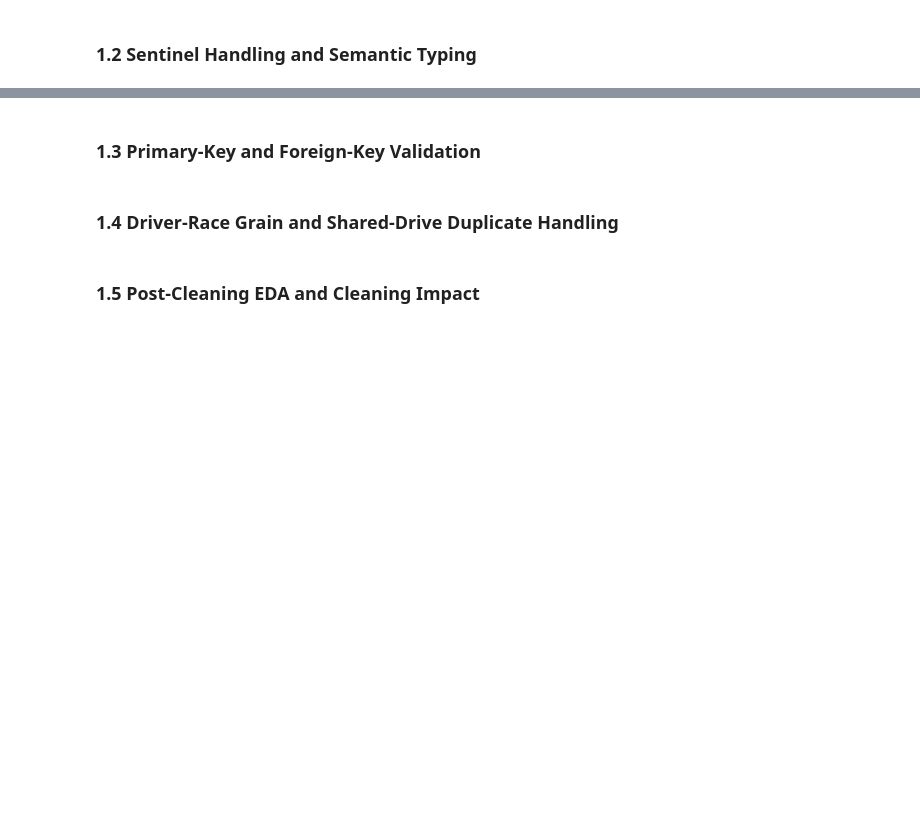
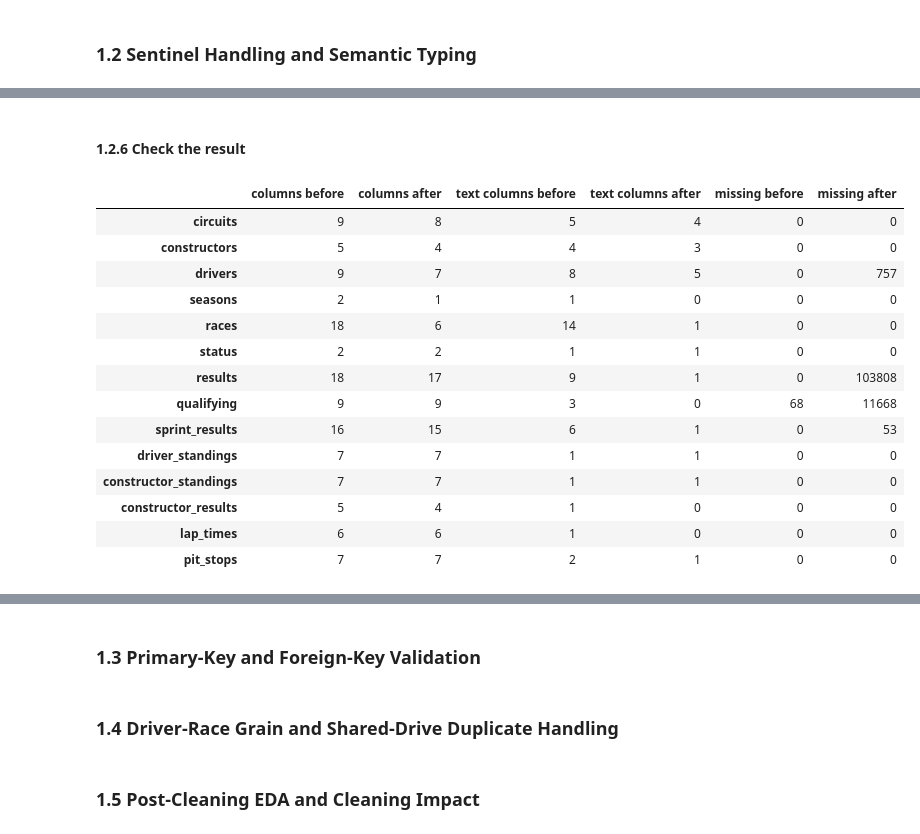
Before and after one commit to Seif2005/ACL2-Project, a Jupyter notebook: Main.ipynb, the cells around one changed output, grey strips where cells are left out. Saved outputs shown, nothing was run; the diff lists cells and outputs as text; code cells hidden in the pictures; blank space fills up the shorter version.

```diff
--- a/Main.ipynb
+++ b/Main.ipynb
@@ -252,0 +327,5 @@ Grid differs from qualifying position: 23%
+# %%
+clean["races"]["date"] = pd.to_datetime(clean["races"]["date"], format="%Y-%m-%d")
+clean["drivers"]["dob"] = pd.to_datetime(clean["drivers"]["dob"], format="%Y-%m-%d")
+
+clean["races"]["date"].agg(["min", "max"])
@@ -252,0 +338,25 @@ Grid differs from qualifying position: 23%
+# %%
+def to_seconds(value):
+    """'1:26.572' -> 86.572, '1:34:50.616' -> 5690.616, '26.898' -> 26.898. Missing stays missing."""
+    if pd.isna(value):
+        return np.nan
+    seconds = 0.0
+    for part in str(value).split(":"):
+        seconds = seconds * 60 + float(part)
+    return seconds
+
+
+for col in ["q1", "q2", "q3"]:
+    clean["qualifying"][col] = clean["qualifying"][col].map(to_seconds)
+clean["results"]["fastestLapTime"] = clean["results"]["fastestLapTime"].map(to_seconds)
+clean["sprint_results"]["fastestLapTime"] = clean["sprint_results"]["fastestLapTime"].map(to_seconds)
+clean["lap_times"]["time"] = clean["lap_times"]["time"].map(to_seconds)
+clean["pit_stops"]["duration"] = clean["pit_stops"]["duration"].map(to_seconds)
+
+# Check the parser: these two tables also store the same time in milliseconds
+for table, col in [("lap_times", "time"), ("pit_stops", "duration")]:
+    df = clean[table]
+    match = np.isclose(df[col], df["milliseconds"] / 1000, atol=0.001).mean()
+    print(f"{table}.{col}: parsed seconds == milliseconds / 1000 for {match:.2%} of rows")
+
+clean["qualifying"][["q1", "q2", "q3"]].head(3)
@@ -252,0 +370,33 @@ Grid differs from qualifying position: 23%
+# %% [markdown]
+#### 1.2.6 Check the result
+# %%
+def text_columns(df):
+    return sum(pd.api.types.is_string_dtype(df[col]) for col in df.columns)
+
+
+assert all(len(clean[name]) == len(raw[name]) for name in raw)   # 1.2 changes values, never rows
+
+pd.DataFrame({
+    "columns before": {name: raw[name].shape[1] for name in raw},
+    "columns after": {name: clean[name].shape[1] for name in raw},
+    "text columns before": {name: text_columns(raw[name]) for name in raw},
+    "text columns after": {name: text_columns(clean[name]) for name in raw},
+    "missing before": {name: raw[name].isna().sum().sum() for name in raw},
+    "missing after": {name: clean[name].isna().sum().sum() for name in raw},
+})
+# %% [output]
+|  | columns before | columns after | text columns before | text columns after | missing before | missing after |
+| circuits | 9 | 8 | 5 | 4 | 0 | 0 |
+| constructors | 5 | 4 | 4 | 3 | 0 | 0 |
+| drivers | 9 | 7 | 8 | 5 | 0 | 757 |
+| seasons | 2 | 1 | 1 | 0 | 0 | 0 |
+| races | 18 | 6 | 14 | 1 | 0 | 0 |
+| status | 2 | 2 | 1 | 1 | 0 | 0 |
+| results | 18 | 17 | 9 | 1 | 0 | 103808 |
+| qualifying | 9 | 9 | 3 | 0 | 68 | 11668 |
+| sprint_results | 16 | 15 | 6 | 1 | 0 | 53 |
+| driver_standings | 7 | 7 | 1 | 1 | 0 | 0 |
+| constructor_standings | 7 | 7 | 1 | 1 | 0 | 0 |
+| constructor_results | 5 | 4 | 1 | 0 | 0 | 0 |
+| lap_times | 6 | 6 | 1 | 0 | 0 | 0 |
+| pit_stops | 7 | 7 | 2 | 1 | 0 | 0 |
```
Also changed, not shown: parts of 20 cells of this notebook.
